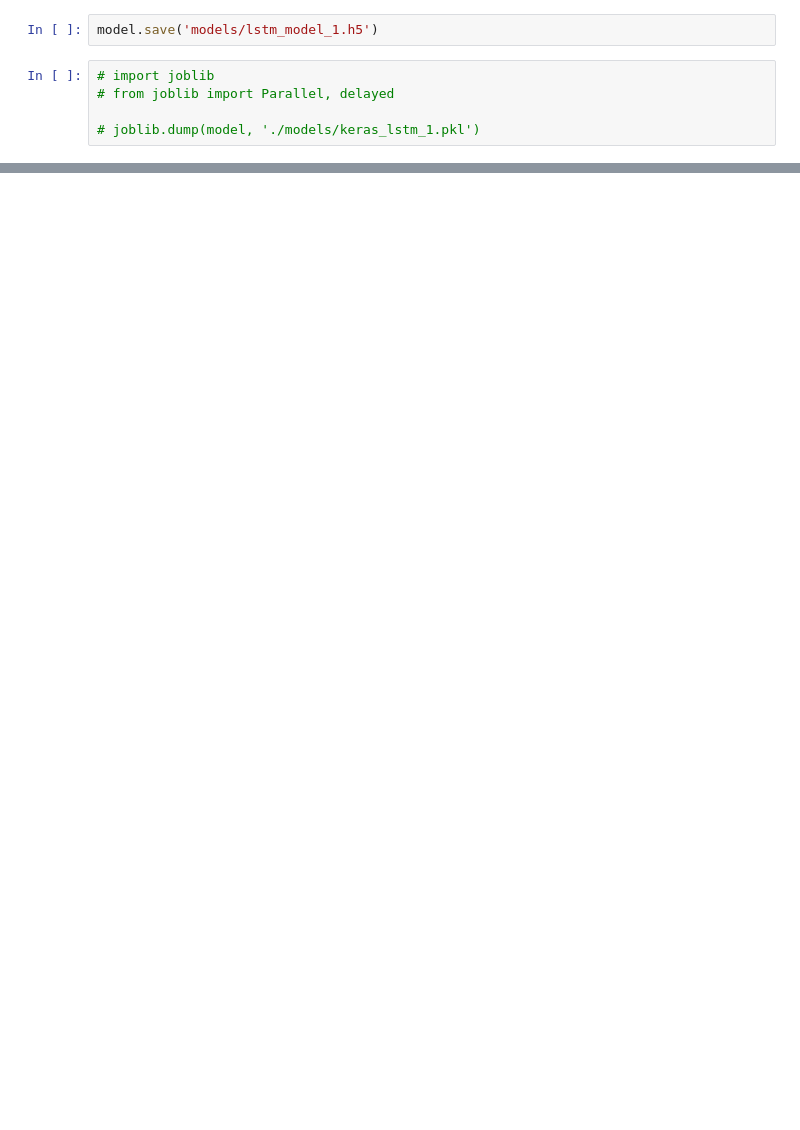
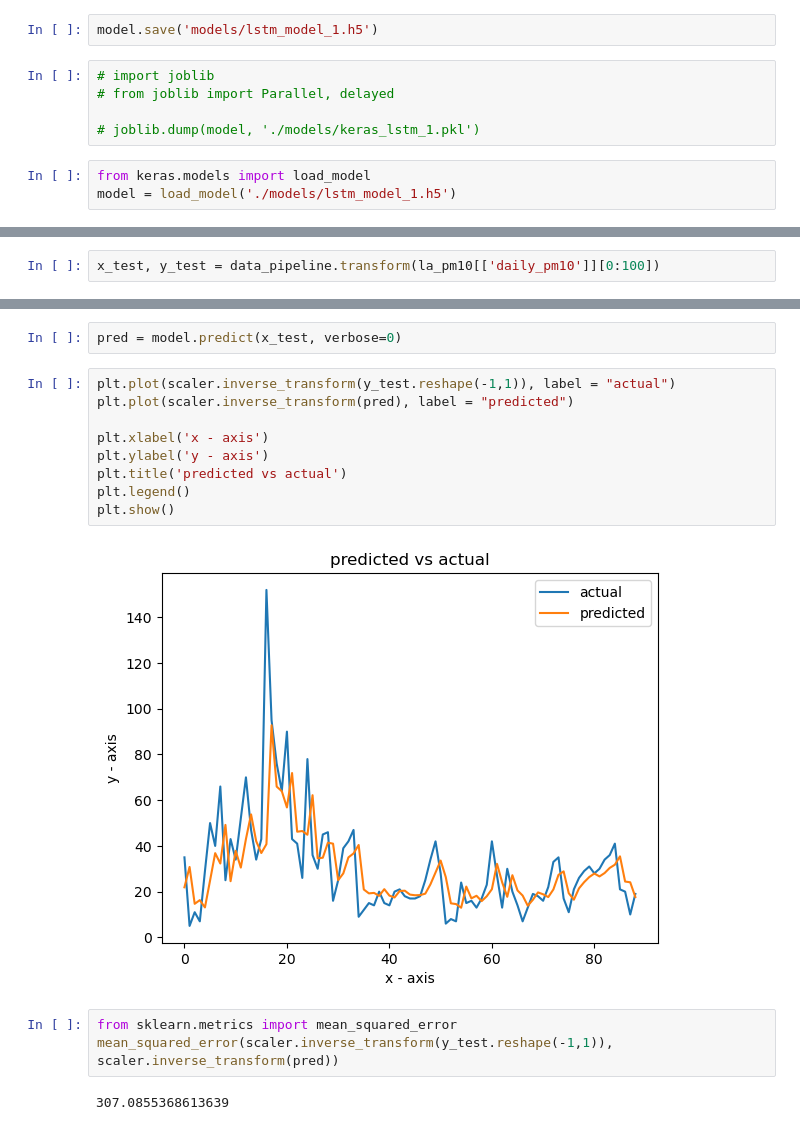
Before and after one commit to sameehaafr/MLP-TSF, a Jupyter notebook: lstm_vamsi.ipynb, the cells around one changed output, grey strips where cells are left out. Saved outputs shown, nothing was run; the diff lists cells and outputs as text; blank space fills up the shorter version.

Commit message:
updated model and evaluation

```diff
--- a/lstm_vamsi.ipynb
+++ b/lstm_vamsi.ipynb
@@ -173,3 +193,6 @@ model.save('models/lstm_model_1.h5')
 # from joblib import Parallel, delayed
 
 # joblib.dump(model, './models/keras_lstm_1.pkl')
+# %%
+from keras.models import load_model
+model = load_model('./models/lstm_model_1.h5')
@@ -175,0 +203,2 @@ model.save('models/lstm_model_1.h5')
+# %%
+x_test, y_test = data_pipeline.transform(la_pm10[['daily_pm10']][0:100])
@@ -175,0 +226,18 @@ model.save('models/lstm_model_1.h5')
+# %%
+pred = model.predict(x_test, verbose=0)
+# %%
+plt.plot(scaler.inverse_transform(y_test.reshape(-1,1)), label = "actual")
+plt.plot(scaler.inverse_transform(pred), label = "predicted")
+
+plt.xlabel('x - axis')
+plt.ylabel('y - axis')
+plt.title('predicted vs actual')
+plt.legend()
+plt.show()
+# %% [output]
+[figure, added]
+# %%
+from sklearn.metrics import mean_squared_error
+mean_squared_error(scaler.inverse_transform(y_test.reshape(-1,1)), scaler.inverse_transform(pred))
+# %% [output]
+307.0855368613639
```
Also changed, not shown: parts of 7 cells of this notebook, 2 other files.
